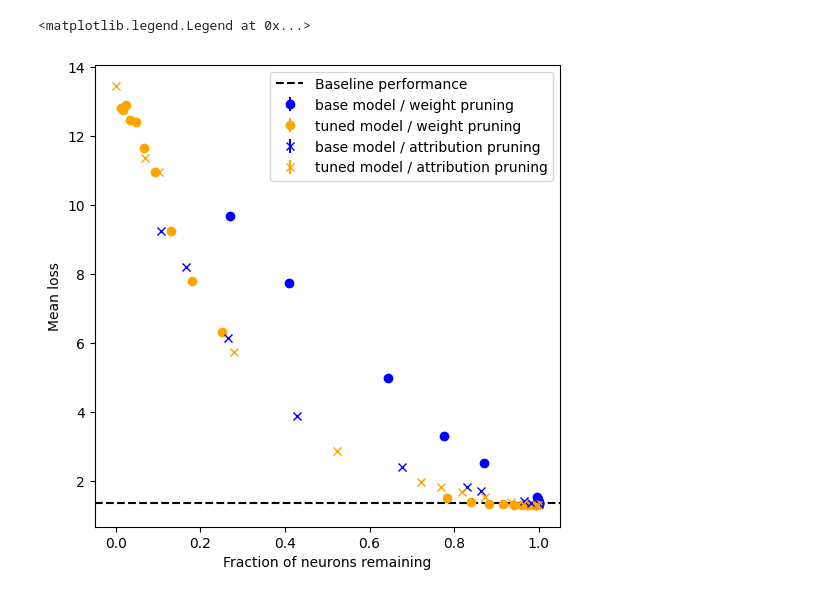
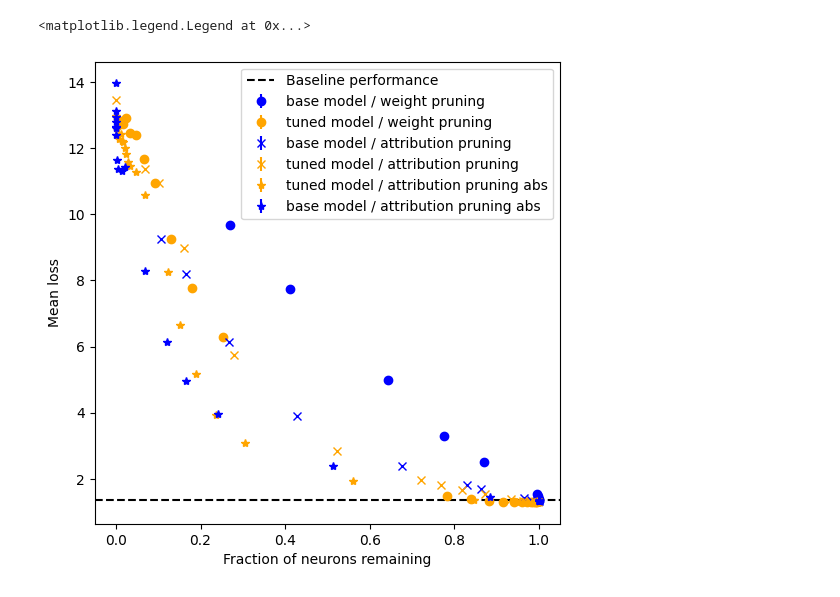
Before and after one commit to ejmichaud/narrow, a Jupyter notebook: experiments/tuneprune5/analysis.ipynb, the cells around one changed output. Cells and saved outputs as stored; diff of their text form; code cells hidden in the pictures.

Commit message:
added pruning based on mean of absolute value of attribution scores

```diff
--- a/experiments/tuneprune5/analysis.ipynb
+++ b/experiments/tuneprune5/analysis.ipynb
@@ -56,31 +56,67 @@ for file in files:
     total_neurons = data["pruning_stats"]["total_neurons"]
     frac_remaining = (total_neurons - total_neurons_pruned) / total_neurons
     frac_neurons_remaining.append(frac_remaining)
 plt.errorbar(frac_neurons_remaining, mean_losses, yerr=std_of_mean_losses, fmt="x", label="base model / attribution pruning", color='blue')
 
 
 exp = "tune-attribution"
 dirs = [d for d in os.listdir(exp) if d.startswith("threshold")]
 files = [os.path.join(exp, d, "evaluation_results.json") for d in dirs]
 mean_losses = []
 std_of_mean_losses = []
 frac_neurons_remaining = []
 for file in files:
     with open(file, "r") as f:
         data = json.load(f)
     mean_losses.append(data["mean_loss"])
     std_of_mean_losses.append(data["std_of_mean"])
     total_neurons_pruned = data["pruning_stats"]["total_neurons_pruned"]
     total_neurons = data["pruning_stats"]["total_neurons"]
     frac_remaining = (total_neurons - total_neurons_pruned) / total_neurons
     frac_neurons_remaining.append(frac_remaining)
 plt.errorbar(frac_neurons_remaining, mean_losses, yerr=std_of_mean_losses, fmt="x", label="tuned model / attribution pruning", color='orange')
 
+
+exp = "tune-attribution-abs"
+dirs = [d for d in os.listdir(exp) if d.startswith("threshold")]
+files = [os.path.join(exp, d, "evaluation_results.json") for d in dirs]
+mean_losses = []
+std_of_mean_losses = []
+frac_neurons_remaining = []
+for file in files:
+    with open(file, "r") as f:
+        data = json.load(f)
+    mean_losses.append(data["mean_loss"])
+    std_of_mean_losses.append(data["std_of_mean"])
+    total_neurons_pruned = data["pruning_stats"]["total_neurons_pruned"]
+    total_neurons = data["pruning_stats"]["total_neurons"]
+    frac_remaining = (total_neurons - total_neurons_pruned) / total_neurons
+    frac_neurons_remaining.append(frac_remaining)
+plt.errorbar(frac_neurons_remaining, mean_losses, yerr=std_of_mean_losses, fmt="*", label="tuned model / attribution pruning abs", color='orange')
+
+exp = "base-attribution-abs"
+dirs = [d for d in os.listdir(exp) if d.startswith("threshold")]
+files = [os.path.join(exp, d, "evaluation_results.json") for d in dirs]
+mean_losses = []
+std_of_mean_losses = []
+frac_neurons_remaining = []
+for file in files:
+    with open(file, "r") as f:
+        data = json.load(f)
+    mean_losses.append(data["mean_loss"])
+    std_of_mean_losses.append(data["std_of_mean"])
+    total_neurons_pruned = data["pruning_stats"]["total_neurons_pruned"]
+    total_neurons = data["pruning_stats"]["total_neurons"]
+    frac_remaining = (total_neurons - total_neurons_pruned) / total_neurons
+    frac_neurons_remaining.append(frac_remaining)
+plt.errorbar(frac_neurons_remaining, mean_losses, yerr=std_of_mean_losses, fmt="*", label="base model / attribution pruning abs", color='blue')
+
+
 plt.xlabel("Fraction of neurons remaining")
 plt.ylabel("Mean loss")
 plt.axhline(y=1.35, color='black', linestyle='--', label="Baseline performance")
 # plt.yscale('log')
 plt.legend()
 # %% [output]
 <matplotlib.legend.Legend at 0x...>
-[figure, old version]
+[figure, new version]
```
Also changed, not shown: 5 other files.
